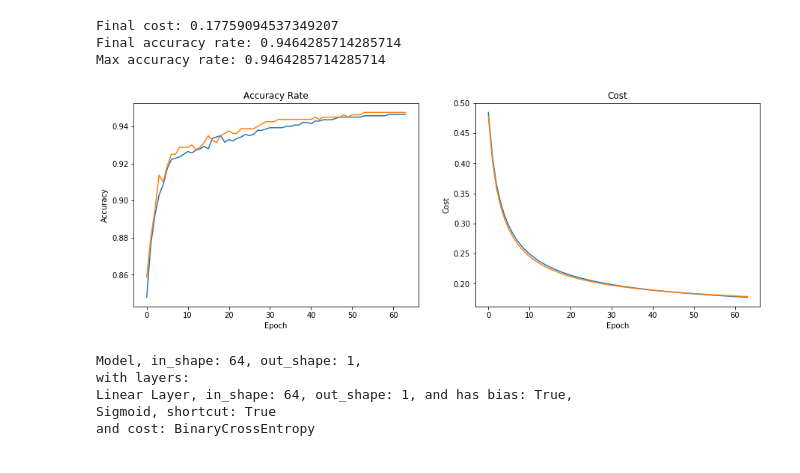
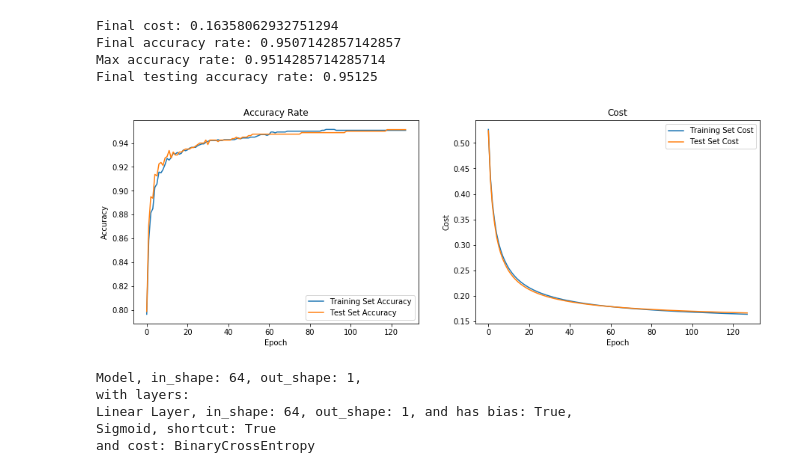
Before and after one commit to vchiley/SIMNN, a Jupyter notebook: logistic_regression_3_and_5_mnist.ipynb, the cells around one changed output. Drawn from its saved outputs; the diff is of its cells as text; code cells hidden in the pictures.

```diff
--- a/logistic_regression_3_and_5_mnist.ipynb
+++ b/logistic_regression_3_and_5_mnist.ipynb
@@ -34,11 +34,11 @@ testset = (X_test, Y_te)
 regularization_weight = .001
 
 # define model structure
-layers = [Linear(out_shape=1, activation=Logistic_Sigmoid())]
+layers = [Linear(out_shape=1, activation=Logistic_Sigmoid(), bias=True, init='lecun_normal')]
 
 # instantiate model
 model = Model(layers, dataset, BinaryCrossEntropy(), bin_class_task=True, class_task=True)
 
 # fit model to data
-model.fit(dataset, val_set=testset, num_epochs=64, b_size=50, initial_learn=1e-3, aneal_T=15, verbose=True)
+model.fit(dataset, val_set=testset, num_epochs=128, b_size=50, initial_learn=1e-3, aneal_T=15, verbose=True)
 # %% [output]
@@ -46,25 +46,30 @@ Epoch: 63, time: 0.3783s, with train cost 0.1776, Train Acc 0.9464, Val Acc 0.94
 # %%
 print('Final cost: {}'.format(model.cost_e[-1]))
 print('Final accuracy rate: {}'.format(model.acc_e[-1]))
 print('Max accuracy rate: {}'.format(np.max(model.acc_e)))
 
+print('Final testing accuracy rate: {}'.format(model.v_acc_e[-1]))
+
 f, (ax1, ax2) = plt.subplots(1, 2, figsize=(15, 5))
-ax1.plot(model.acc_e)
-ax1.plot(model.v_acc_e)
+ax1.plot(model.acc_e, label='Training Set Accuracy')
+ax1.plot(model.v_acc_e, label='Test Set Accuracy')
+ax1.legend()
 ax1.set_xlabel('Epoch')
 ax1.set_ylabel('Accuracy')
 ax1.set_title('Accuracy Rate')
-ax2.plot(model.cost_e)
-ax2.plot(model.v_cost_e)
+ax2.plot(model.cost_e, label='Training Set Cost')
+ax2.plot(model.v_cost_e, label='Test Set Cost')
+ax2.legend()
 ax2.set_xlabel('Epoch')
 ax2.set_ylabel('Cost')
 ax2.set_title('Cost')
 plt.show()
 # %% [output]
-Final cost: 0.17759094537349207
-Final accuracy rate: 0.9464285714285714
-Max accuracy rate: 0.9464285714285714
+Final cost: 0.16358062932751294
+Final accuracy rate: 0.9507142857142857
+Max accuracy rate: 0.9514285714285714
+Final testing accuracy rate: 0.95125
-[figure, old version]
+[figure, new version]
 # %%
 print(model)
 # %% [output]
```
Also changed, not shown: parts of 1 cell of this notebook.
